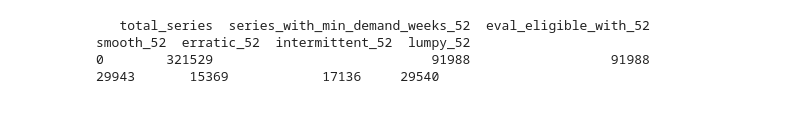
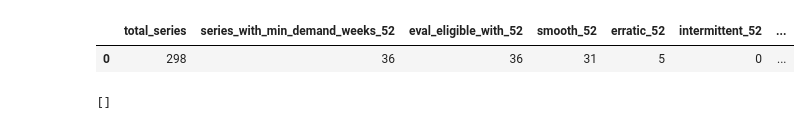
Before and after one commit to vlkkvl/transaktionen_bedientheke, a Jupyter notebook: notebooks/00_data_cleaning/test.ipynb, the cells around one changed output. Cells and saved outputs as stored; diff of their text form; code cells hidden in the pictures.

```diff
--- a/notebooks/00_data_cleaning/test.ipynb
+++ b/notebooks/00_data_cleaning/test.ipynb
@@ -10,7 +10,7 @@ WITH period_data AS (
         ARTIKEL_ID,
         MARKT_ID,
         CAST(DATE AS DATE) AS period_start,
-        SUM(CAST(COALESCE(ABVERKAUFTE_MENGE, 0) AS DOUBLE)) AS demand
+        SUM(CAST(COALESCE(ABVERKAUFTE_MENGE_KG, 0) AS DOUBLE)) AS demand
     FROM read_parquet('../../data/processed/transactions_dst_over_weeks/*.parquet')
     GROUP BY ARTIKEL_ID, MARKT_ID, period_start
 ), series AS (
@@ -33,32 +33,40 @@ WITH period_data AS (
             WHEN demand_weeks = 1 THEN 0.0
             ELSE NULL
         END AS CV2
     FROM series
     WHERE demand_weeks > 0
 ), classified AS (
     SELECT
         *,
         CASE
             WHEN NOT isfinite(ADI) OR NOT isfinite(CV2) THEN 'unclassified'
             WHEN ADI < 1.32 AND CV2 < 0.49 THEN 'smooth'
             WHEN ADI < 1.32 AND CV2 >= 0.49 THEN 'erratic'
             WHEN ADI >= 1.32 AND CV2 < 0.49 THEN 'intermittent'
             ELSE 'lumpy'
         END AS demand_class
     FROM metrics
 )
 SELECT
     COUNT(*) AS total_series,
     COUNT(*) FILTER (WHERE demand_weeks >= 52) AS series_with_min_demand_weeks_52,
     COUNT(*) FILTER (WHERE demand_weeks >= 52 AND active_weeks >= 28) AS eval_eligible_with_52,
     COUNT(*) FILTER (WHERE demand_weeks >= 52 AND demand_class = 'smooth') AS smooth_52,
     COUNT(*) FILTER (WHERE demand_weeks >= 52 AND demand_class = 'erratic') AS erratic_52,
     COUNT(*) FILTER (WHERE demand_weeks >= 52 AND demand_class = 'intermittent') AS intermittent_52,
     COUNT(*) FILTER (WHERE demand_weeks >= 52 AND demand_class = 'lumpy') AS lumpy_52
 FROM classified
 """).fetchdf()
 
 summary_52
 # %% [output]
-   total_series  series_with_min_demand_weeks_52  eval_eligible_with_52  smooth_52  erratic_52  intermittent_52  lumpy_52
-0        321529                            91988                  91988      29943       15369            17136     29540
+|  | total_series | series_with_min_demand_weeks_52 | eval_eligible_with_52 | smooth_52 | erratic_52 | intermittent_52 | ... |
+| 0 | 298 | 36 | 36 | 31 | 5 | 0 | ... |
+# %%
+df = con.execute("""
+select * from read_parquet('../../data/interim/transactions_per_year_filtered/*.parquet')
+where abverkaufte_menge_kg is null
+""").fetchall()
+df
+# %% [output]
+[]
```
Also changed, not shown: 17 other files.
